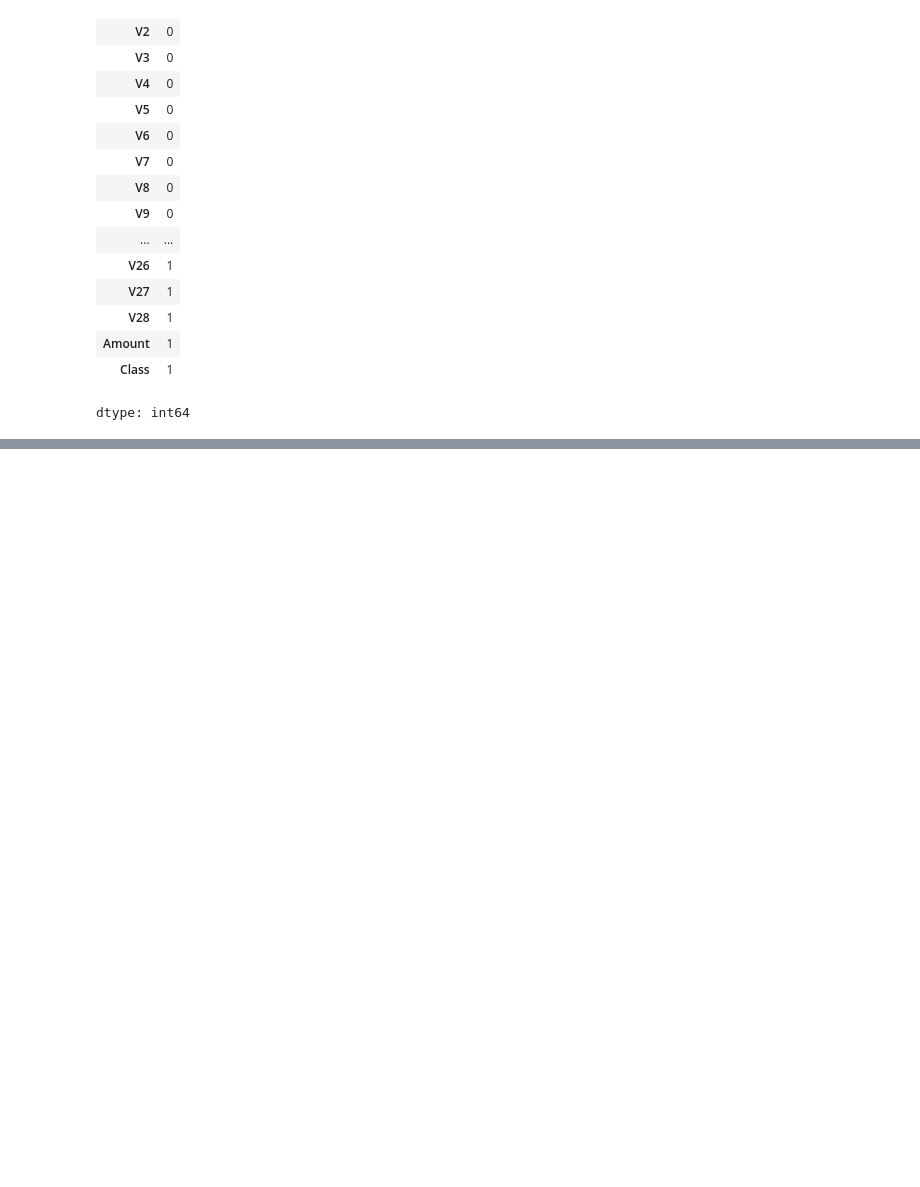
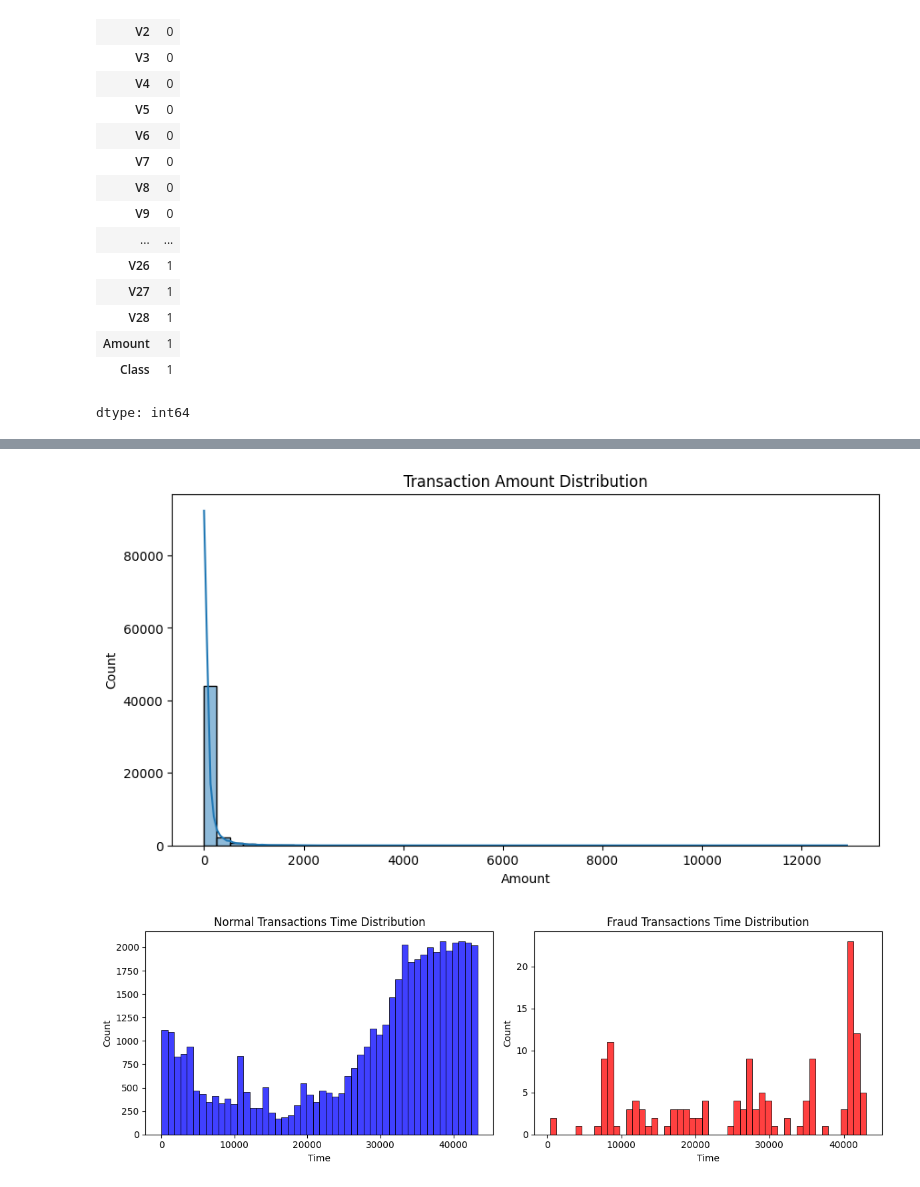
Before and after one commit to SalmanOkz/Deep_Learning_Finance_Project, a Jupyter notebook: Deep_Learning_Assingemnt.ipynb, the cells around one changed output, grey strips where cells are left out. Drawn from its saved outputs; the diff is of its cells as text; code cells hidden in the pictures; blank space fills up the shorter version.

```diff
--- a/Deep_Learning_Assingemnt.ipynb
+++ b/Deep_Learning_Assingemnt.ipynb
@@ -196,0 +98,22 @@ baseline_model.summary()
+# %%
+# Visualize the distribution of the 'Amount'
+plt.figure(figsize=(10, 5))
+sns.histplot(df['Amount'], bins=50, kde=True)
+plt.title('Transaction Amount Distribution')
+plt.xlabel('Amount')
+plt.show()
+
+# Visualize the distribution of 'Time' for normal vs. fraud transactions
+fig, (ax1, ax2) = plt.subplots(ncols=2, figsize=(12, 4))
+
+sns.histplot(df[df['Class'] == 0]['Time'], bins=50, ax=ax1, color='blue')
+ax1.set_title('Normal Transactions Time Distribution')
+
+sns.histplot(df[df['Class'] == 1]['Time'], bins=50, ax=ax2, color='red')
+ax2.set_title('Fraud Transactions Time Distribution')
+
+plt.tight_layout()
+plt.show()
+# %% [output]
+[figure, added]
+[figure, added]
```
Also changed, not shown: parts of 33 cells of this notebook.
